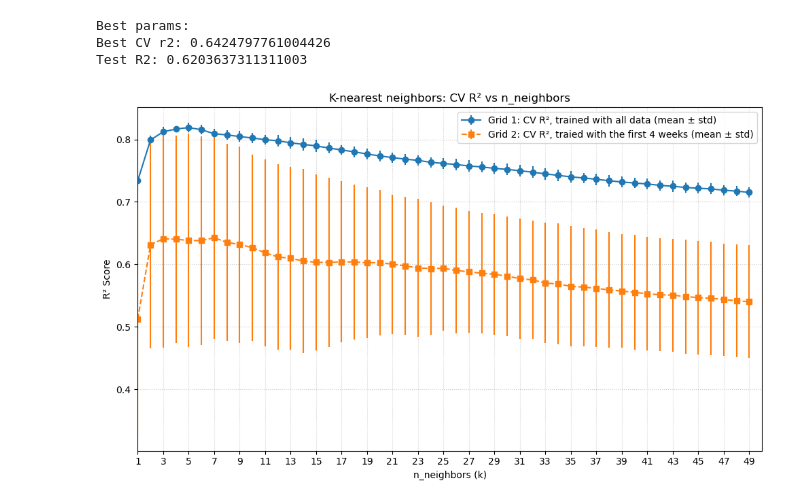
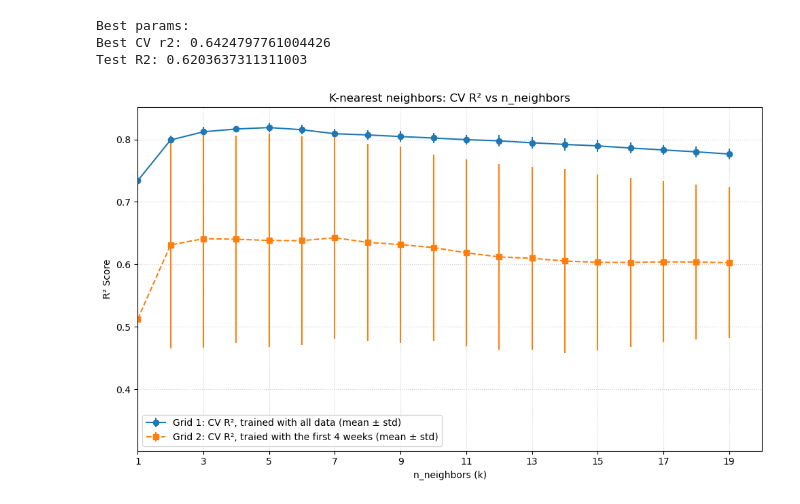
Before and after one commit to xarti55/SANS-IoT_calibration_analysis_and_denoising, a Jupyter notebook: src/graphs/KNR_graphs.ipynb, the cells around one changed output. Saved outputs shown, nothing was run; the diff lists cells and outputs as text; code cells hidden in the pictures.

Commit message:
improved graphs

```diff
--- a/src/graphs/KNR_graphs.ipynb
+++ b/src/graphs/KNR_graphs.ipynb
@@ -9,12 +9,9 @@ from sklearn.metrics import mean_absolute_error, mean_squared_error, r2_score
 import numpy as np
 import matplotlib.pyplot as plt
 # %%
-# Reading the dataset
-df = pd.read_csv(
-    "../../data/data_Hw3_new.csv",
-    sep=";",
-    parse_dates=["Date"],
-    date_format=lambda x: pd.to_datetime(x, format="%m/%d/%y %H:%M")
+df = pd.read_excel(
+    "../../data/data_Hw3_new.xlsx",
+    parse_dates=["timestamp"]
 )
-df .head()
+df.head()
 # %% [output]
@@ -35,7 +32,7 @@ y = df .iloc[:, -1]
 # Use a deterministic random state for repeatable experiments
 X_train, X_test, y_train, y_test = train_test_split(X, y, test_size = 0.3, random_state=0)
 # %%
-param_grid = {'n_neighbors': list(range(1, 50))}
+param_grid = {'n_neighbors': list(range(1, 20))}
 knr = KNeighborsRegressor(n_jobs=-1)
 
 grid = GridSearchCV(knr, param_grid, cv=5, scoring='r2', n_jobs=-1, return_train_score=True)
@@ -62,7 +59,7 @@ X_test  = X.iloc[n_train:]
 y_train = y.iloc[:n_train]
 y_test  = y.iloc[n_train:]
 # %%
-param_grid = {'n_neighbors': list(range(1, 50))}
+param_grid = {'n_neighbors': list(range(1, 20))}
 knr = KNeighborsRegressor(n_jobs=-1)
 
 grid2 = GridSearchCV(knr, param_grid, cv=5, scoring='r2', n_jobs=-1, return_train_score=True)
@@ -89,33 +86,33 @@ mean_test1 = cv1['mean_test_score']
 std_test1  = cv1['std_test_score']
 
 # Extract values for grid 2
 k_vals2 = np.array([int(k) for k in cv2['param_n_neighbors']])
 mean_test2 = cv2['mean_test_score']
 std_test2  = cv2['std_test_score']
 
 plt.figure(figsize=(10,6))
 
 # Grid 1
 plt.errorbar(
     k_vals1, mean_test1, yerr=std_test1,
     fmt='o-', label='Grid 1: CV R², trained with all data (mean ± std)'
 )
 
 # Grid 2
 plt.errorbar(
     k_vals2, mean_test2, yerr=std_test2,
     fmt='s--', label='Grid 2: CV R², traied with the first 4 weeks (mean ± std)'
 )
 
 plt.title("K-nearest neighbors: CV R² vs n_neighbors")
 plt.xlabel("n_neighbors (k)")
 plt.ylabel("R² Score")
 plt.grid(True, linestyle=':', alpha=0.6)
-plt.xticks(np.arange(1, 51, 2))
-plt.xlim(1, 50)
+plt.xticks(np.arange(1, 21, 2))
+plt.xlim(1, 20)
 plt.legend()
 plt.tight_layout()
 plt.savefig("KNR_R2_graph.png", dpi=300)
 plt.show()
 # %% [output]
-[figure, old version]
+[figure, new version]
```
Also changed, not shown: parts of 1 cell of this notebook, 2 other files.
